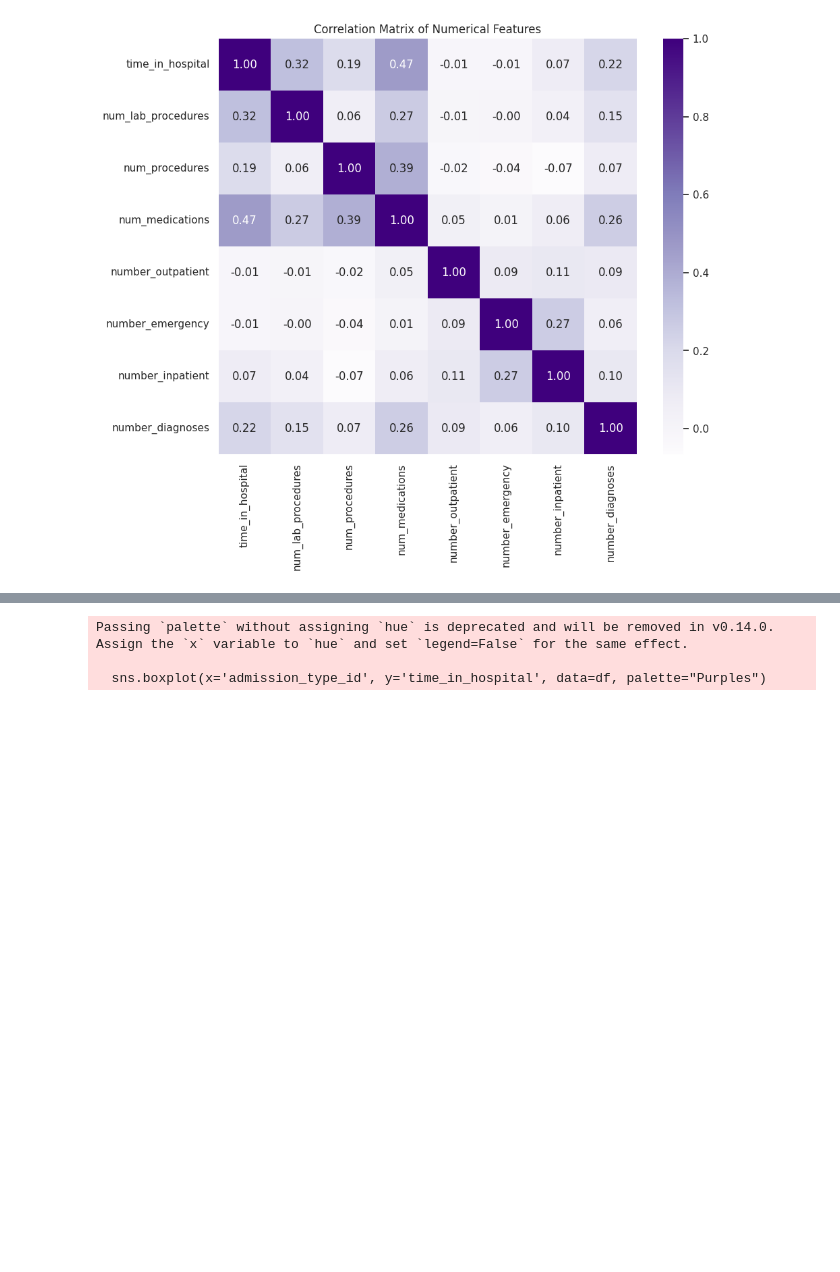
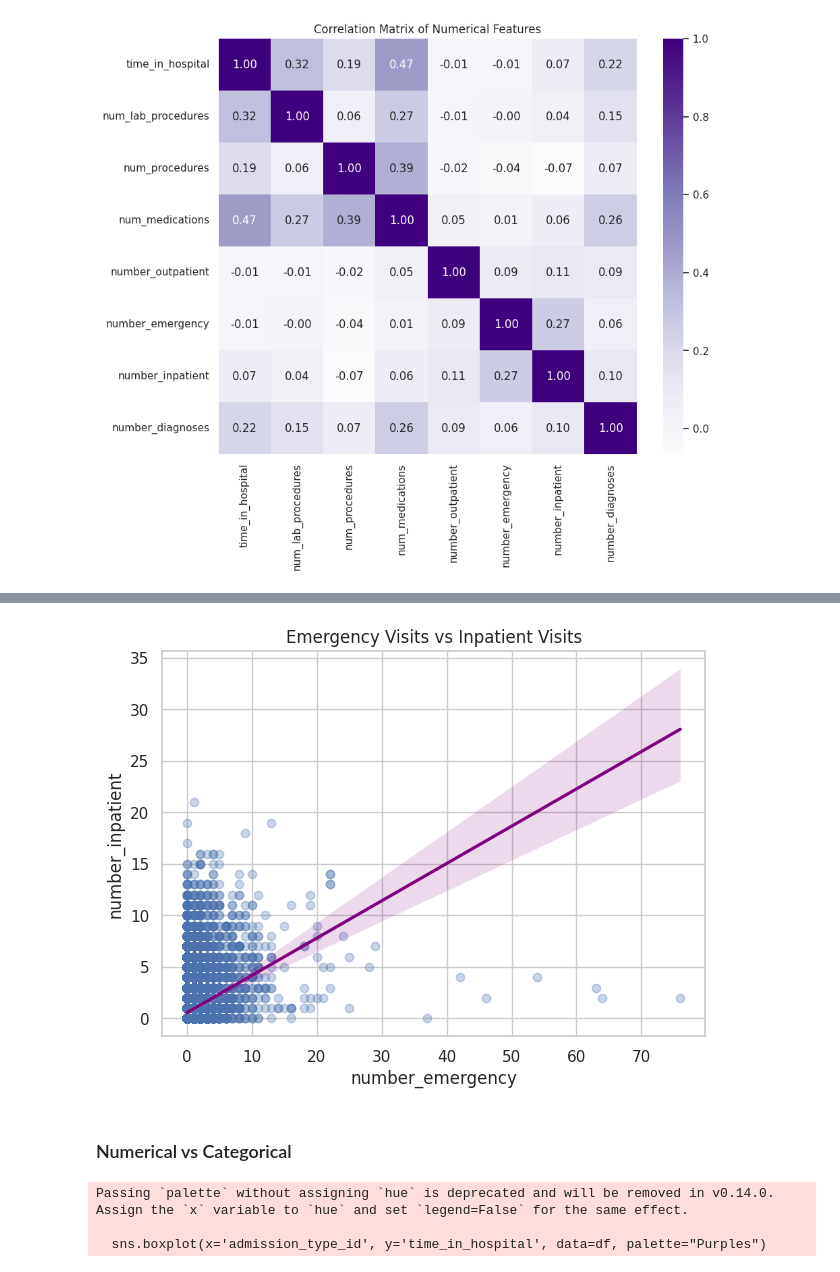
Before and after one commit to Kavithma-Dharmathilake/BIS_Assignment_Data_Analytics_Process_and_Interpretation, a Jupyter notebook: Notebook_file.ipynb, the cells around one changed output, grey strips where cells are left out. Cells and saved outputs as stored; diff of their text form; code cells hidden in the pictures; blank space fills up the shorter version.

```diff
--- a/Notebook_file.ipynb
+++ b/Notebook_file.ipynb
@@ -1081,3 +1167,20 @@ comment here about correlation between each
+# %%
+plt.figure(figsize=(7,5))
+
+sns.regplot(
+    data=df,
+    x='number_emergency',
+    y='number_inpatient',
+    scatter_kws={'alpha':0.3},
+    line_kws={'color':'purple'}
+)
+
+plt.title("Emergency Visits vs Inpatient Visits")
+plt.show()
+# %% [output]
+[figure, added]
+# %% [markdown]
+### Numerical vs Categorical
 # %%
 plt.figure(figsize=(12,5))
 sns.boxplot(x='admission_type_id', y='time_in_hospital', data=df, palette="Purples")
```
Also changed, not shown: parts of 21 cells of this notebook.
